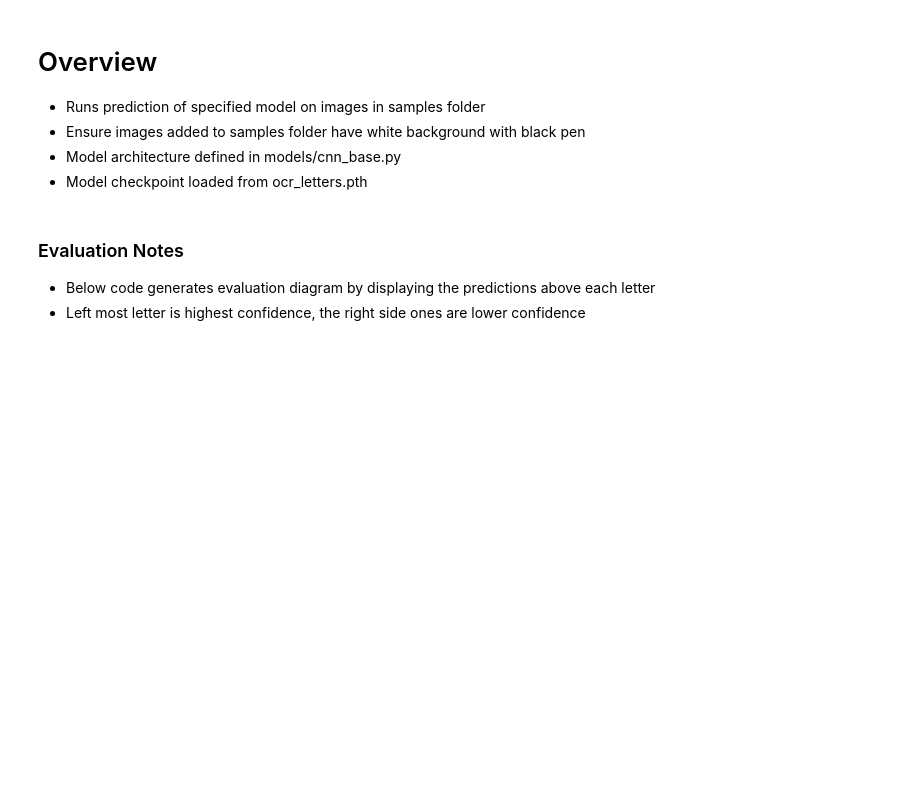
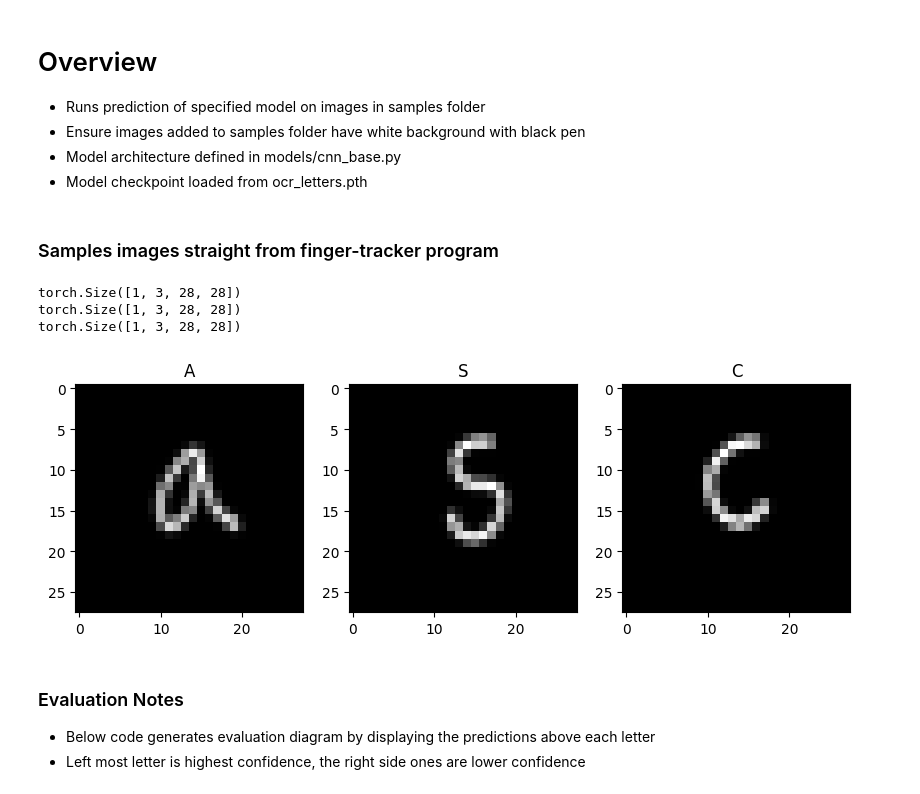
Before and after one commit to alisoniv/SkyScripting, a Jupyter notebook: skyscript_model/eval_model.ipynb, the cells around one changed output. Cells and saved outputs as stored; diff of their text form; code cells hidden in the pictures; blank space fills up the shorter version.

```diff
--- a/skyscript_model/eval_model.ipynb
+++ b/skyscript_model/eval_model.ipynb
@@ -76,3 +73,34 @@ train_loader = DataLoader(emnist_data, batch_size=64, shuffle=True)
+# %% [markdown]
+### Samples images straight from finger-tracker program
+# %%
+fig, axs = plt.subplots(1, 3, figsize=(10, 8))
+
+imgs = list(LETTERS_DIR.iterdir())
+for i in range(3):
+    img = imgs[i]
+    img = prep_img_for_model(model, str(img), invert=False)
+    axs[i].imshow(img.squeeze(0).squeeze(0), cmap='gray')
+
+    if isinstance(model, WaveMix):
+        image_tensor_input = img.repeat(1,3,1,1)
+    else:
+        image_tensor_input = img
+
+    print(image_tensor_input.shape)
+
+    image_tensor_input = image_tensor_input * 2 - 1 #Normalization Sorta
+    output = model(image_tensor_input)
+    _, predicted_class = torch.max(output, 1)
+
+    axs[i].set_title(class_map[str(predicted_class.item() - 1)])
+
+
+plt.show()
+# %% [output]
+torch.Size([1, 3, 28, 28])
+torch.Size([1, 3, 28, 28])
+torch.Size([1, 3, 28, 28])
+[figure, added]
 # %% [markdown]
 ### Evaluation Notes
 
```
Also changed, not shown: parts of 4 cells of this notebook, 44 other files.
